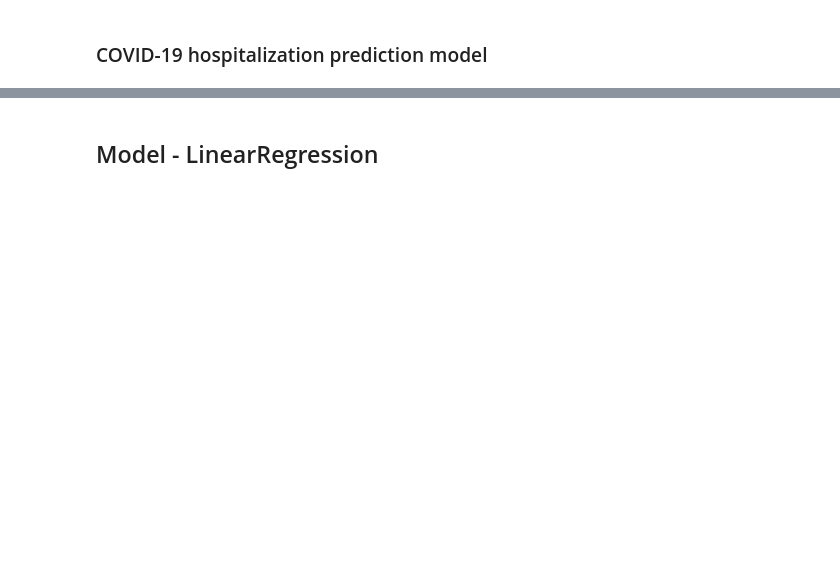
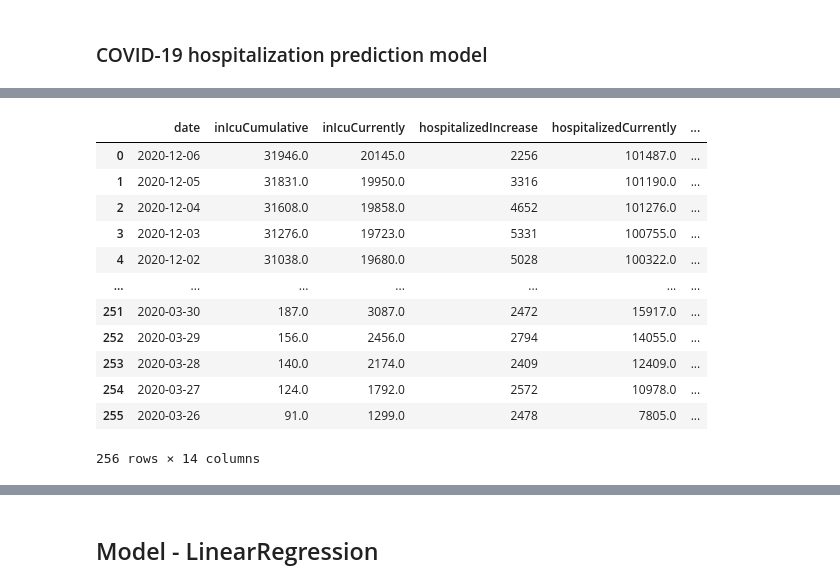
Before and after one commit to Micovs/COVID-Predictions, a Jupyter notebook: Model Test/Linear Regression Model - Hospitalisation/Hospitalization Prediction Model SM.ipynb, the cells around one changed output, grey strips where cells are left out. Saved outputs shown, nothing was run; the diff lists cells and outputs as text; code cells hidden in the pictures; blank space fills up the shorter version.

```diff
--- a/Model Test/Linear Regression Model - Hospitalisation/Hospitalization Prediction Model SM.ipynb
+++ b/Model Test/Linear Regression Model - Hospitalisation/Hospitalization Prediction Model SM.ipynb
@@ -89 +105,19 @@ dc_data.to_csv("dc_covid.csv")
+# %%
+# Drop the null rows
+df_Covid_data = df_Covid_data.dropna()
+df_Covid_data
+# %% [output]
+|  | date | inIcuCumulative | inIcuCurrently | hospitalizedIncrease | hospitalizedCurrently | ... |
+| 0 | 2020-12-06 | 31946.0 | 20145.0 | 2256 | 101487.0 | ... |
+| 1 | 2020-12-05 | 31831.0 | 19950.0 | 3316 | 101190.0 | ... |
+| 2 | 2020-12-04 | 31608.0 | 19858.0 | 4652 | 101276.0 | ... |
+| 3 | 2020-12-03 | 31276.0 | 19723.0 | 5331 | 100755.0 | ... |
+| 4 | 2020-12-02 | 31038.0 | 19680.0 | 5028 | 100322.0 | ... |
+| ... | ... | ... | ... | ... | ... | ... |
+| 251 | 2020-03-30 | 187.0 | 3087.0 | 2472 | 15917.0 | ... |
+| 252 | 2020-03-29 | 156.0 | 2456.0 | 2794 | 14055.0 | ... |
+| 253 | 2020-03-28 | 140.0 | 2174.0 | 2409 | 12409.0 | ... |
+| 254 | 2020-03-27 | 124.0 | 1792.0 | 2572 | 10978.0 | ... |
+| 255 | 2020-03-26 | 91.0 | 1299.0 | 2478 | 7805.0 | ... |
+256 rows × 14 columns
 # %%
```
Also changed, not shown: parts of 42 cells of this notebook, 3 other files.
